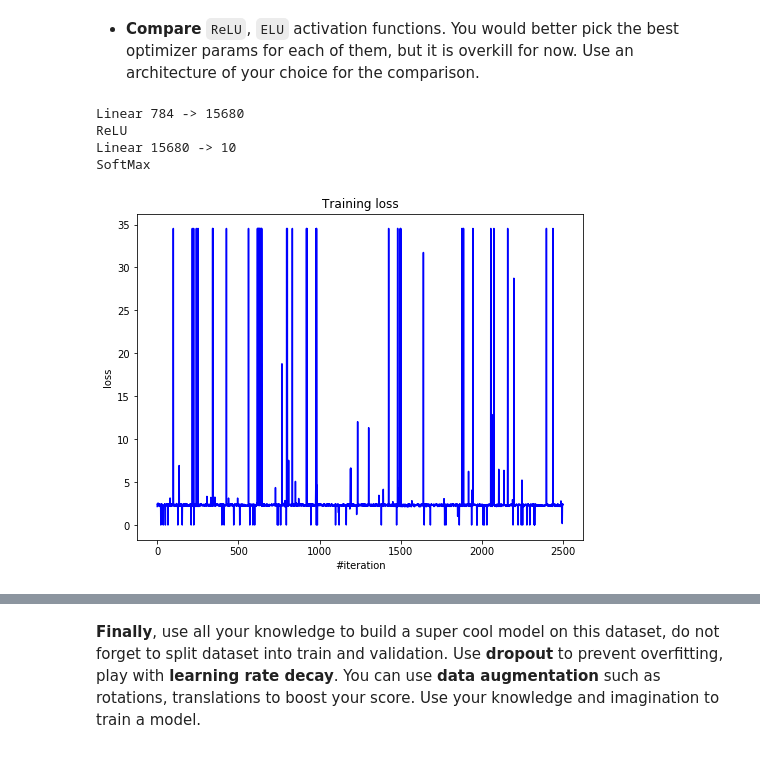
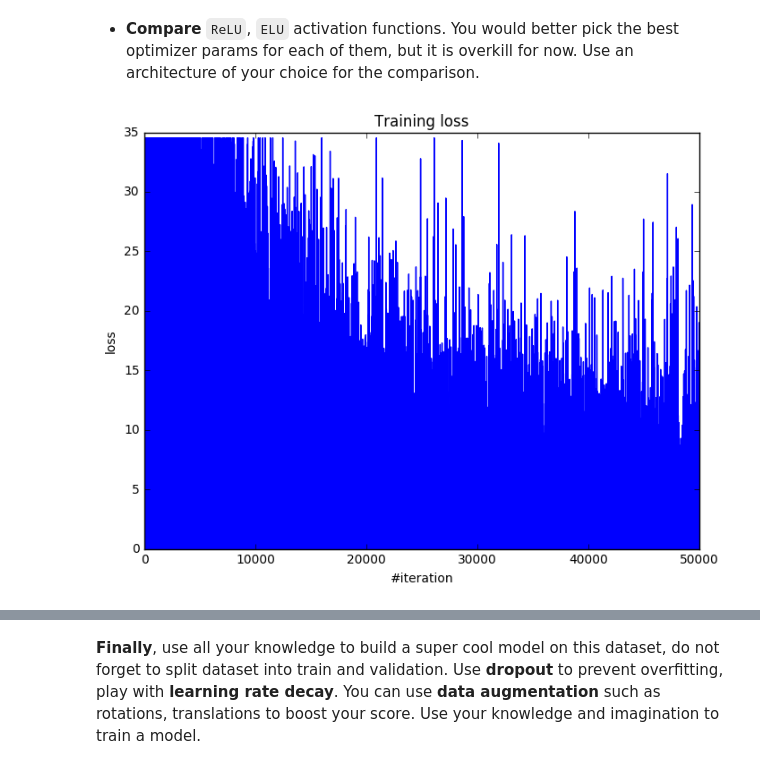
Before and after one commit to onaga1958/ml-hw, a Jupyter notebook: 5/hw1_main.ipynb, the cells around one changed output, grey strips where cells are left out. Cells and saved outputs as stored; diff of their text form; code cells hidden in the pictures.

```diff
--- a/5/hw1_main.ipynb
+++ b/5/hw1_main.ipynb
@@ -273,18 +316,3 @@ Y = Y[:, 0]
 # %% [markdown]
 - **Compare** `ReLU`, `ELU` activation functions.
 You would better pick the best optimizer params for each of them, but it is overkill for now. Use an architecture of your choice for the comparison.
-# %%
-criterion = ClassNLLCriterion()
-
-net = Sequential()
-net.add(Linear(X.shape[1], 20 * X.shape[1]))
-net.add(ReLU())
-net.add(Linear(20 * X.shape[1], 10))
-net.add(SoftMax())
-
-print(net)
-# %% [output]
-Linear 784 -> 15680
-ReLU
-Linear 15680 -> 10
-SoftMax
@@ -299,38 +319,63 @@ batch_size = 1
+# %%
+criterion = ClassNLLCriterion()
+# default slope (0.03) ~ simple ReLU
+# tried 0.1 slope - awful
+# trying 0.05 slope - a bit worser that ReLU, but in fact quite the same
+# trying 0.01 slope - same thing for this attempt
+
+net = Sequential()
+net.add(Linear(X.shape[1], 100))
+net.add(Dropout())
+net.add(LeakyReLU(0.01))
+net.add(Linear(100, 10))
+net.add(SoftMax())
+
+optimizer_config = {'learning rate': 2e-6, 'beta first': 0.9, 'beta second': 0.9, 'bias role': 0.05}
+optimizer_config['stop first bias correction'] = (np.log(optimizer_config['bias role']) /
+                                                  np.log(optimizer_config['beta first']))
+optimizer_config['stop second bias correction'] = (np.log(optimizer_config['bias role']) /
+                                                   np.log(optimizer_config['beta second']))
+
+optimizer_state = {}
+
+# Looping params
+n_epoch = 1
+batch_size = 1
 # %%
 loss_history = []
 
 for i in range(n_epoch):
-    for x_batch, y_batch in get_batches((X_test, y_test), batch_size):
+    for x_batch, y_batch in get_batches((X_train, y_train), batch_size):
         net.zeroGradParameters()
 
-        #ind = np.random.randint(x_batch.shape[0], size=1)
         # Forward
         predictions = net.forward(x_batch)
         loss = criterion.forward(predictions, y_batch)
 
         # Backward
         dp = criterion.backward(predictions, y_batch)
         net.backward(x_batch, dp)
 
         # Update weights
-        sgd_momentum(net.getParameters(),
-                     net.getGradParameters(),
-                     optimizer_config,
-                     optimizer_state)
+        gradient_step(net.getParameters(),
+                      net.getGradParameters(),
+                      optimizer_config,
+                      optimizer_state)
 
+        optimizer_state['turn number'] += 1
         loss_history.append(loss)
 
     # Visualize
     display.clear_output(wait=True)
     plt.figure(figsize=(8, 6))
 
     plt.title("Training loss")
     plt.xlabel("#iteration")
     plt.ylabel("loss")
     plt.plot(loss_history, 'b')
     plt.show()
 
     print('Current loss: %f' % loss)
 # Your code goes here. ################################################
 # %% [output]
-[figure, old version]
+[figure, new version]
```
Also changed, not shown: parts of 14 cells of this notebook, 1 other file.
